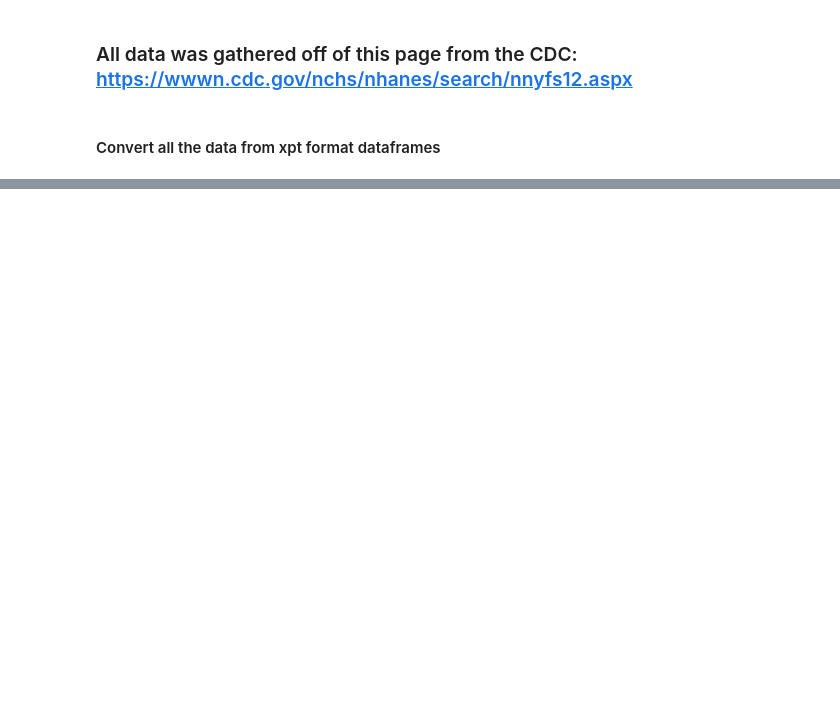
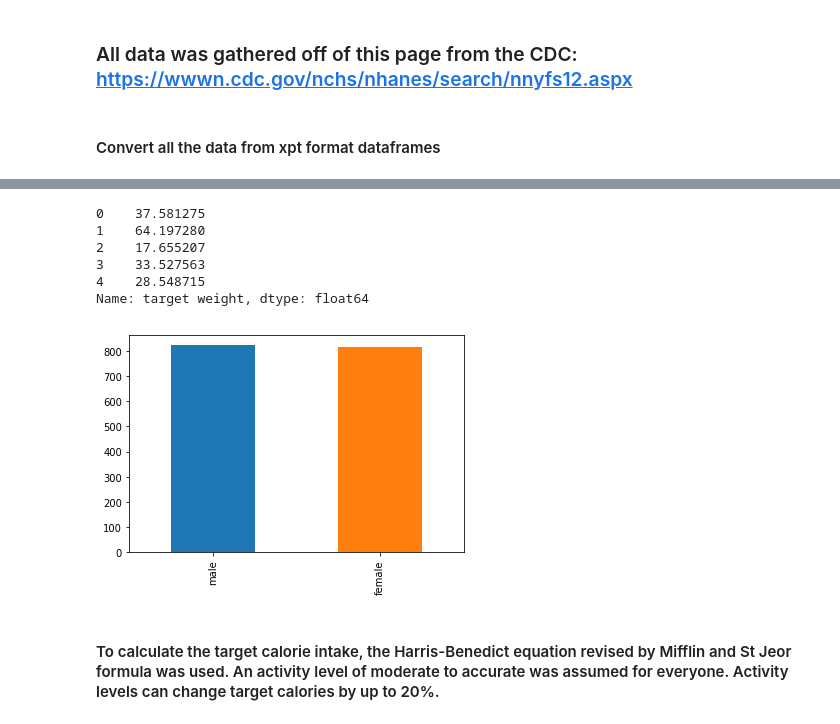
Before and after one commit to lanceflotofb/child_health_analytics, a Jupyter notebook: child_health_analytics.ipynb, the cells around one changed output, grey strips where cells are left out. Drawn from its saved outputs; the diff is of its cells as text; code cells hidden in the pictures; blank space fills up the shorter version.

```diff
--- a/child_health_analytics.ipynb
+++ b/child_health_analytics.ipynb
@@ -266,0 +48,5 @@ df = reduce(lambda left, right: pd.merge(left, right, on='SEQ', how='outer'), da
+# %%
+dfs = {}
+for file_name in file_map.keys():
+    with open(file_name, 'rb') as in_file:
+        dfs[file_map[file_name]] = xport.to_dataframe(in_file)
@@ -297,0 +484,20 @@ df.columns = [
+# %%
+df['target weight'].head()
+# %% [output]
+0    37.581275
+1    64.197280
+2    17.655207
+3    33.527563
+4    28.548715
+Name: target weight, dtype: float64
+# %%
+demo_df = dfs['demographics']
+# %%
+demo_df = demo_df[['SEQN', 'RIDAGEYR', 'RIAGENDR']]
+# %%
+demo_df.columns = ['Respondent sequence number', 'age', 'gender']
+# %%
+ax = demo_df.gender.value_counts().plot(kind='bar')
+_ = ax.set_xticklabels(['male', 'female'])
+# %% [output]
+[figure, added]
@@ -297,0 +506,2 @@ df.columns = [
+# %% [markdown]
+#### To calculate the target calorie intake, the Harris-Benedict equation revised by Mifflin and St Jeor formula was used. An activity level of moderate to accurate was assumed for everyone. Activity levels can change target calories by up to 20%.
```
Also changed, not shown: parts of 241 cells of this notebook.
